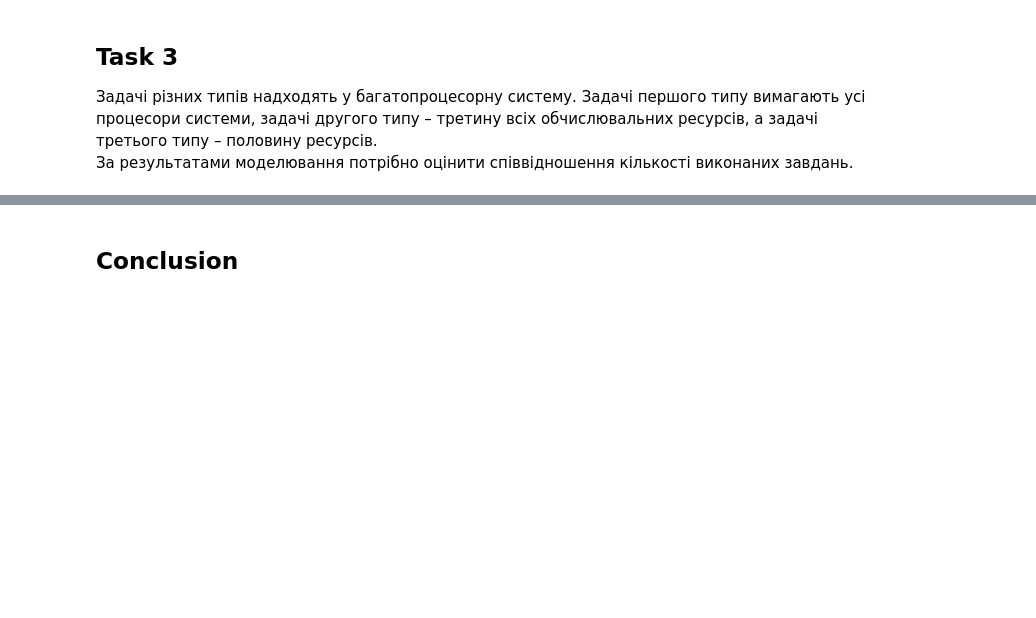
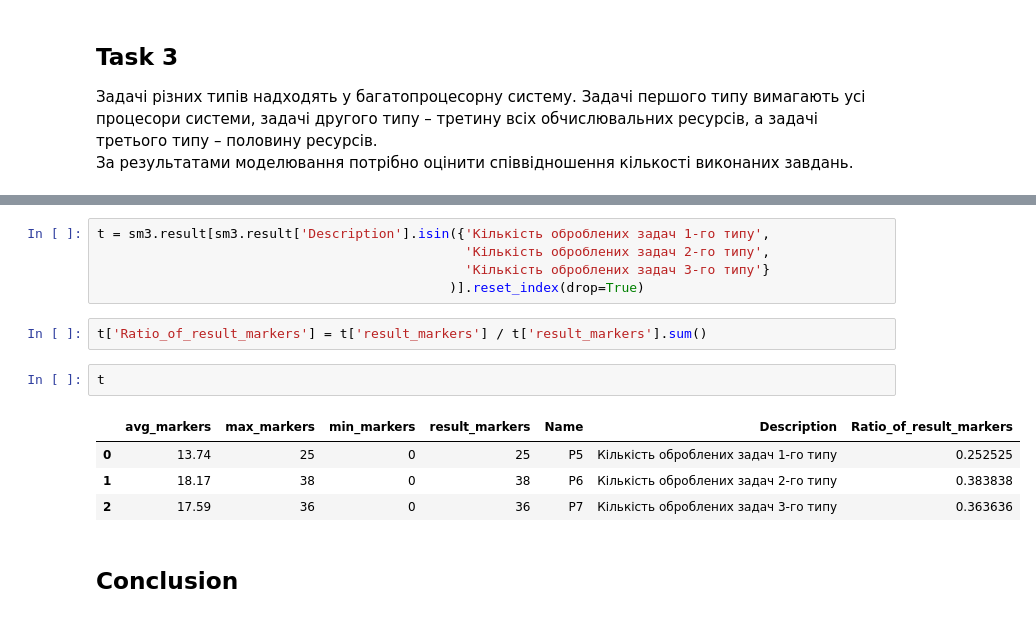
Before and after one commit to kryvokhyzha/examples-and-courses, a Jupyter notebook: System_Modeling/Lab8/petri_network.ipynb, the cells around one changed output, grey strips where cells are left out. Cells and saved outputs as stored; diff of their text form; blank space fills up the shorter version.

```diff
--- a/System_Modeling/Lab8/petri_network.ipynb
+++ b/System_Modeling/Lab8/petri_network.ipynb
@@ -408,3 +409,17 @@ _ = SimpleModel3()
+# %%
+t = sm3.result[sm3.result['Description'].isin({'Кількість оброблених задач 1-го типу',
+                                               'Кількість оброблених задач 2-го типу',
+                                               'Кількість оброблених задач 3-го типу'}
+                                             )].reset_index(drop=True)
+# %%
+t['Ratio_of_result_markers'] = t['result_markers'] / t['result_markers'].sum()
+# %%
+t
+# %% [output]
+|  | avg_markers | max_markers | min_markers | result_markers | Name | Description | Ratio_of_result_markers |
+| 0 | 13.74 | 25 | 0 | 25 | P5 | Кількість оброблених задач 1-го типу | 0.252525 |
+| 1 | 18.17 | 38 | 0 | 38 | P6 | Кількість оброблених задач 2-го типу | 0.383838 |
+| 2 | 17.59 | 36 | 0 | 36 | P7 | Кількість оброблених задач 3-го типу | 0.363636 |
 # %% [markdown]
 ## Conclusion
 # %% [markdown]
```
Also changed, not shown: parts of 6 cells of this notebook.
